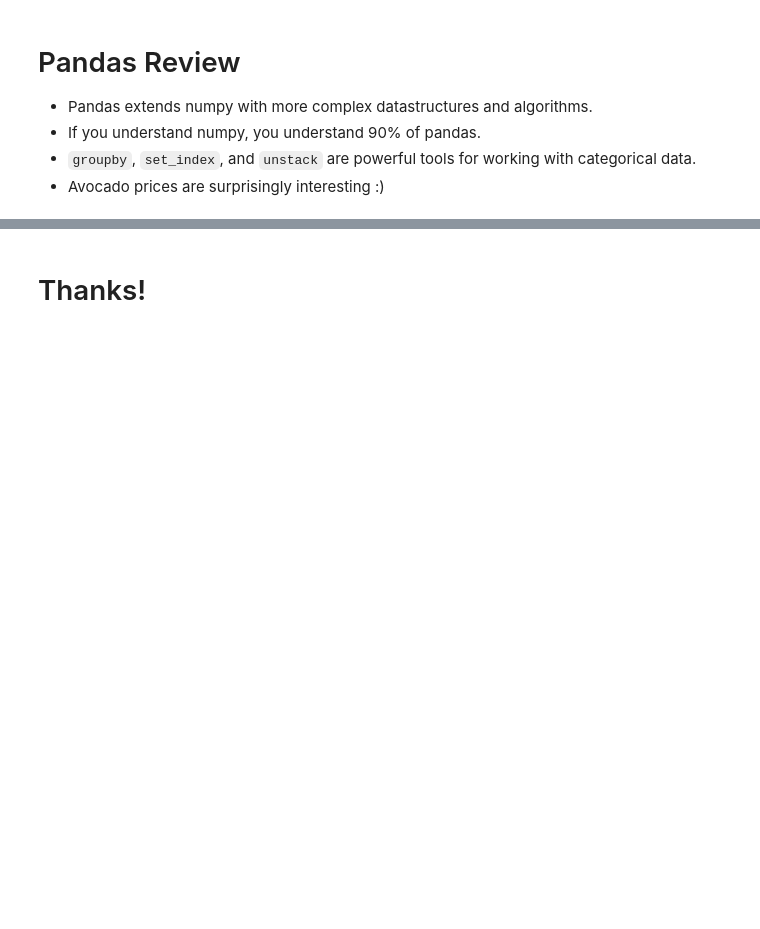
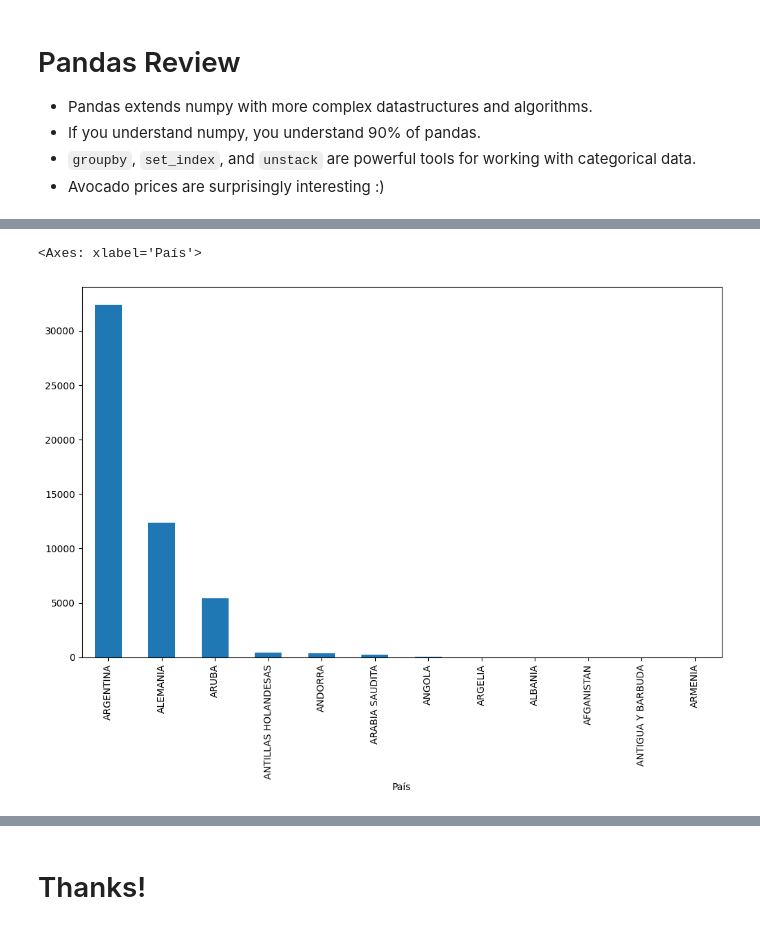
Before and after one commit to Rochy3/AlgorithmsUN2024II, a Jupyter notebook: Lab2/Rocsantofimiome_Lab2.ipynb, the cells around one changed output, grey strips where cells are left out. Drawn from its saved outputs; the diff is of its cells as text; code cells hidden in the pictures; blank space fills up the shorter version.

```diff
--- a/Lab2/Rocsantofimiome_Lab2.ipynb
+++ b/Lab2/Rocsantofimiome_Lab2.ipynb
@@ -1731,0 +1737,3 @@ ax.set_xticklabels(ax.get_xticklabels(), rotation=45);
+# %%
+info =pd.read_csv("Colombianos_registrados_en_el_exterior.csv",decimal=',')
+info
@@ -1731,0 +1754,5 @@ ax.set_xticklabels(ax.get_xticklabels(), rotation=45);
+# %%
+info["País"].value_counts().plot(kind='bar')
+# %% [output]
+<Axes: xlabel='País'>
+[figure, added]
```
Also changed, not shown: parts of 4 cells of this notebook.
